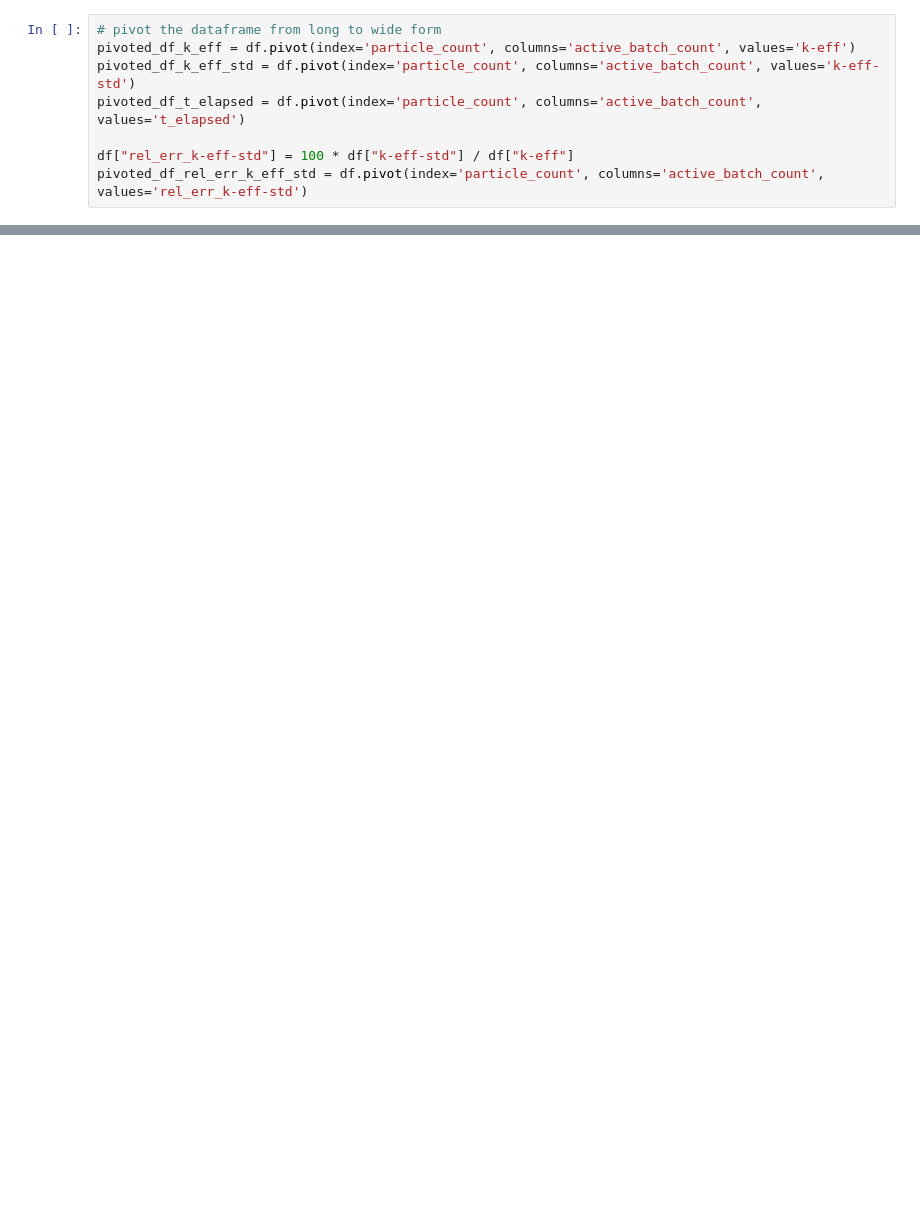
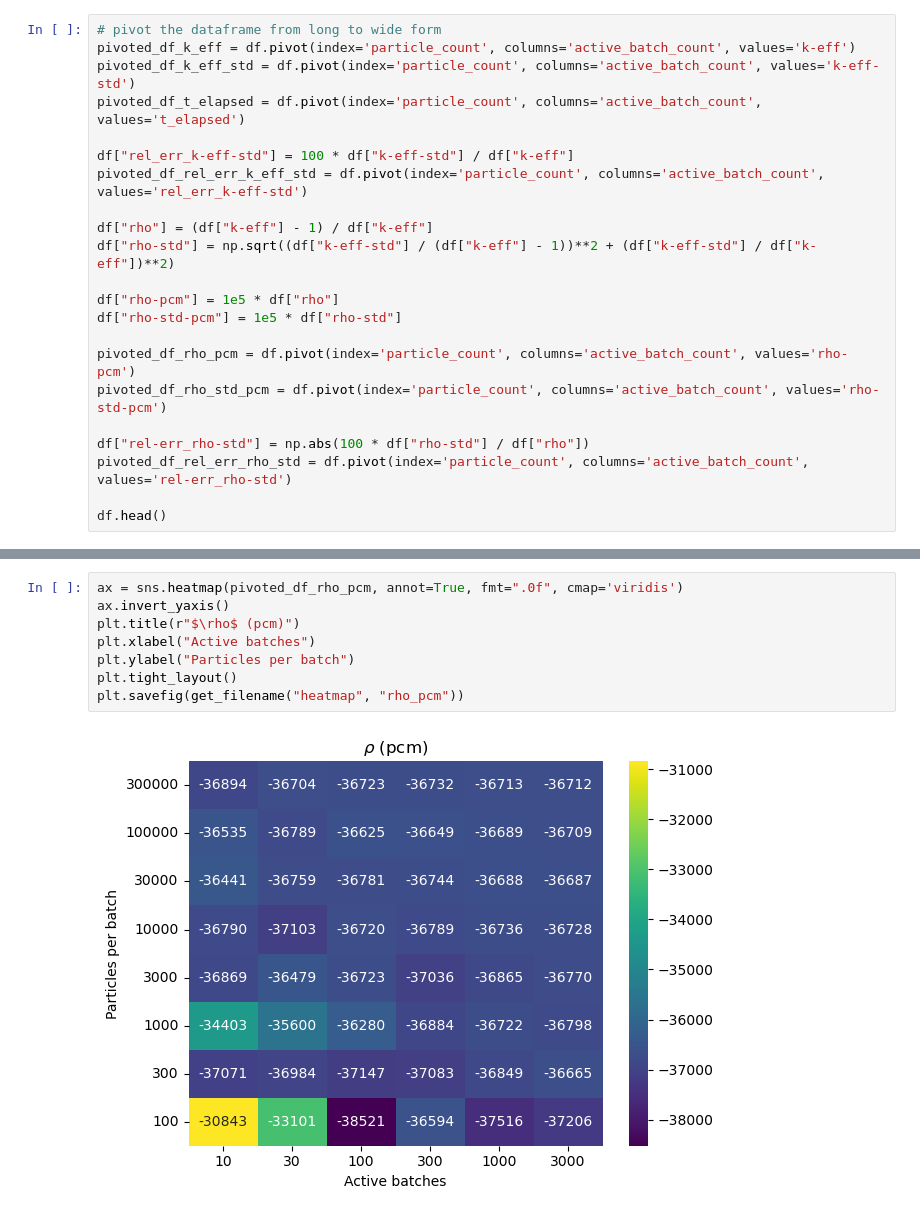
Before and after one commit to Kladdy/master-project, a Jupyter notebook: analysis/runs/R2/plotting/plot.ipynb, the cells around one changed output, grey strips where cells are left out. Drawn from its saved outputs; the diff is of its cells as text; blank space fills up the shorter version.

```diff
--- a/analysis/runs/R2/plotting/plot.ipynb
+++ b/analysis/runs/R2/plotting/plot.ipynb
@@ -62,3 +66,17 @@ pivoted_df_t_elapsed = df.pivot(index='particle_count', columns='active_batch_co
 
 df["rel_err_k-eff-std"] = 100 * df["k-eff-std"] / df["k-eff"]
 pivoted_df_rel_err_k_eff_std = df.pivot(index='particle_count', columns='active_batch_count', values='rel_err_k-eff-std')
+
+df["rho"] = (df["k-eff"] - 1) / df["k-eff"]
+df["rho-std"] = np.sqrt((df["k-eff-std"] / (df["k-eff"] - 1))**2 + (df["k-eff-std"] / df["k-eff"])**2)
+
+df["rho-pcm"] = 1e5 * df["rho"]
+df["rho-std-pcm"] = 1e5 * df["rho-std"]
+
+pivoted_df_rho_pcm = df.pivot(index='particle_count', columns='active_batch_count', values='rho-pcm')
+pivoted_df_rho_std_pcm = df.pivot(index='particle_count', columns='active_batch_count', values='rho-std-pcm')
+
+df["rel-err_rho-std"] = np.abs(100 * df["rho-std"] / df["rho"])
+pivoted_df_rel_err_rho_std = df.pivot(index='particle_count', columns='active_batch_count', values='rel-err_rho-std')
+
+df.head()
@@ -104,0 +130,10 @@ plt.savefig(get_filename("heatmap", "rel-err-k_eff_std"))
+# %%
+ax = sns.heatmap(pivoted_df_rho_pcm, annot=True, fmt=".0f", cmap='viridis')
+ax.invert_yaxis()
+plt.title(r"$\rho$ (pcm)")
+plt.xlabel("Active batches")
+plt.ylabel("Particles per batch")
+plt.tight_layout()
+plt.savefig(get_filename("heatmap", "rho_pcm"))
+# %% [output]
+[figure, added]
```
Also changed, not shown: parts of 9 cells of this notebook, 24 other files.
